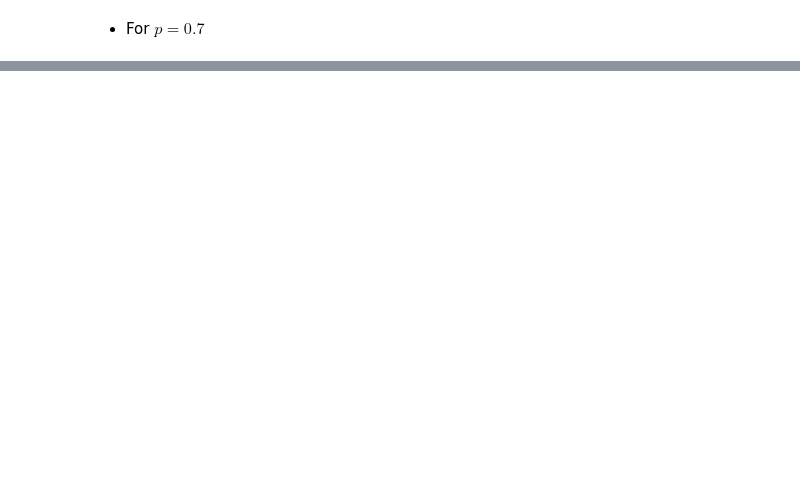
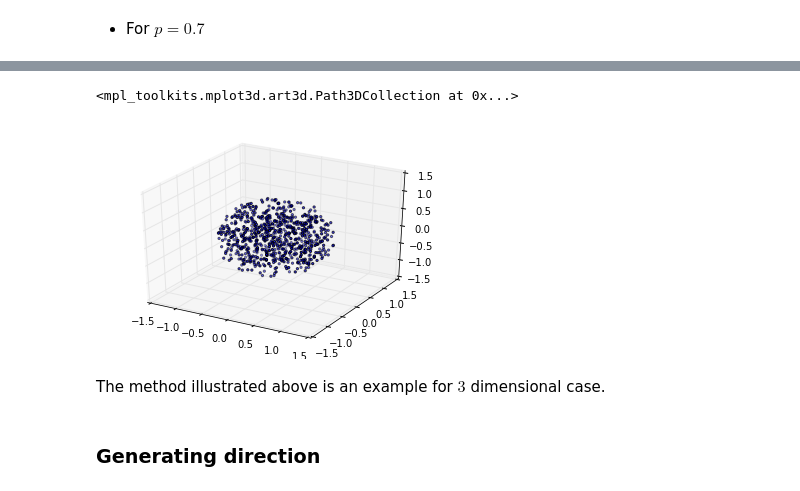
Before and after one commit to Bogazici-CMPE548-Spring2016/Cmpe548-Assignment1, a Jupyter notebook: assignment1.ipynb, the cells around one changed output, grey strips where cells are left out. Cells and saved outputs as stored; diff of their text form; code cells hidden in the pictures; blank space fills up the shorter version.

```diff
--- a/assignment1.ipynb
+++ b/assignment1.ipynb
@@ -96,0 +130,25 @@ A better proposal could be a square rotated by $\frac{\pi}
+# %%
+N1 = 800
+
+k1 = np.random.randn(N1)
+k2 = np.random.randn(N1)
+k3 = np.random.randn(N1)
+
+def r2(x):
+    return np.power(x,1/3)
+
+rh = r2(np.random.rand(N1))
+
+fig = plt.figure()
+ax = fig.add_subplot(111, projection='3d')
+
+normalized = [k1/np.power((k1 ** 2 + k2 ** 2 + k3 ** 2),1/2), k2/np.power((k1 ** 2 + k2 ** 2 + k3 ** 2),1/2), k3/np.power((k1 ** 2 + k2 ** 2 + k3 ** 2),1/2)] * rh
+
+ax.scatter(normalized[0],normalized[1], normalized[2], marker='.')
+# %% [output]
+<mpl_toolkits.mplot3d.art3d.Path3DCollection at 0x...>
+[figure, added]
+# %% [markdown]
+The method illustrated above is an example for $3$ dimensional case.
+# %% [markdown]
+### Generating direction
```
Also changed, not shown: parts of 14 cells of this notebook.
